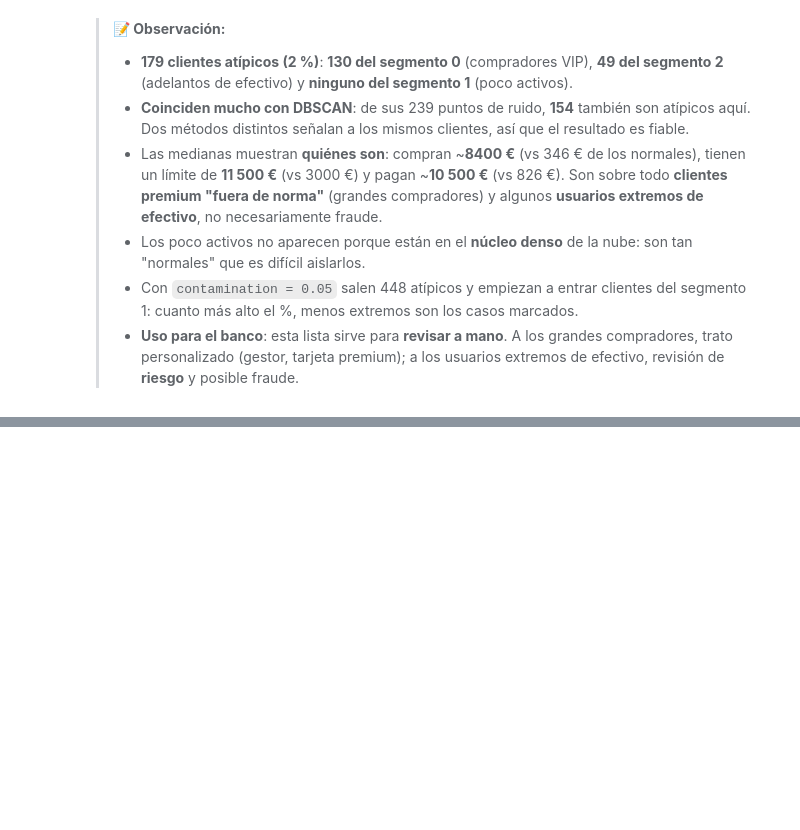
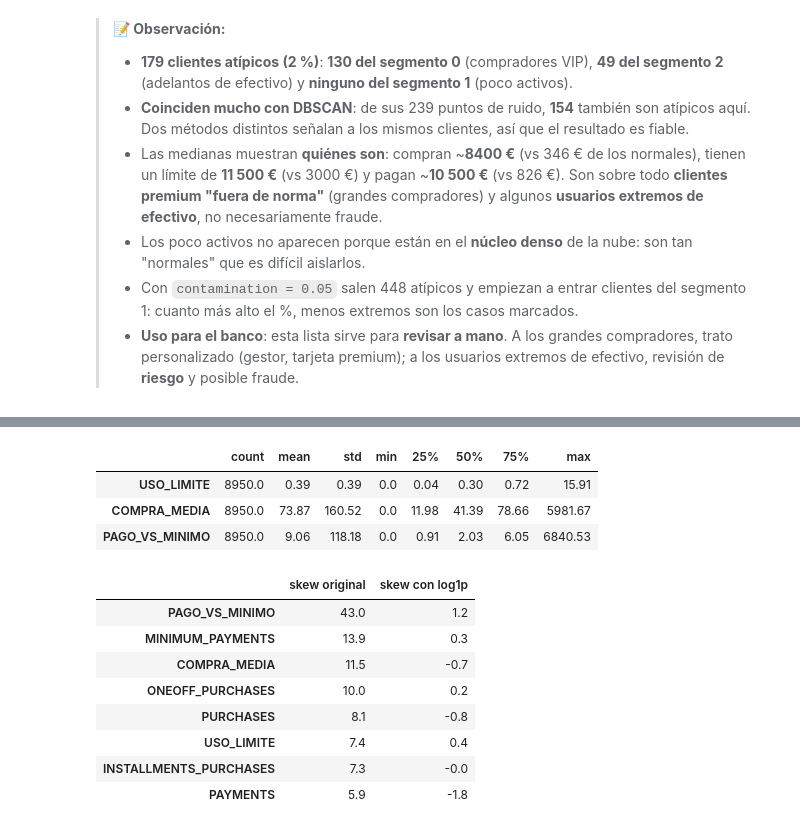
Before and after one commit to IA-P1-BCN/IA-Project-Unsupervised-ML-Esra, a Jupyter notebook: workshop-clustering-creditcard.ipynb, the cells around one changed output, grey strips where cells are left out. Drawn from its saved outputs; the diff is of its cells as text; code cells hidden in the pictures; blank space fills up the shorter version.

```diff
--- a/workshop-clustering-creditcard.ipynb
+++ b/workshop-clustering-creditcard.ipynb
@@ -922,0 +932,30 @@ contamination=0.05: 448 atípicos · por segmento {0: 282, 1: 8, 2: 158} · coin
+# %%
+df_kpi = df.copy()                                           # copia: el df original no cambia
+
+# KPIs nuevos
+df_kpi["USO_LIMITE"] = df_kpi["BALANCE"] / df_kpi["CREDIT_LIMIT"]          # parte del límite ocupada
+df_kpi["COMPRA_MEDIA"] = (df_kpi["PURCHASES"] / df_kpi["PURCHASES_TRX"]) \
+                             .replace([np.inf, -np.inf], np.nan).fillna(0)  # sin compras (÷0) → 0
+df_kpi["PAGO_VS_MINIMO"] = df_kpi["PAYMENTS"] / df_kpi["MINIMUM_PAYMENTS"] # veces el pago mínimo
+
+kpis = ["USO_LIMITE", "COMPRA_MEDIA", "PAGO_VS_MINIMO"]
+display(df_kpi[kpis].describe().T.round(2))
+
+# ¿Cuánto baja el sesgo con log1p?
+pd.DataFrame({"skew original": df_kpi.skew(),
+              "skew con log1p": np.log1p(df_kpi).skew()}) \
+  .round(1).sort_values("skew original", ascending=False).head(8)   # las 8 más sesgadas
+# %% [output]
+|  | count | mean | std | min | 25% | 50% | 75% | max |
+| USO_LIMITE | 8950.0 | 0.39 | 0.39 | 0.0 | 0.04 | 0.30 | 0.72 | 15.91 |
+| COMPRA_MEDIA | 8950.0 | 73.87 | 160.52 | 0.0 | 11.98 | 41.39 | 78.66 | 5981.67 |
+| PAGO_VS_MINIMO | 8950.0 | 9.06 | 118.18 | 0.0 | 0.91 | 2.03 | 6.05 | 6840.53 |
+|  | skew original | skew con log1p |
+| PAGO_VS_MINIMO | 43.0 | 1.2 |
+| MINIMUM_PAYMENTS | 13.9 | 0.3 |
+| COMPRA_MEDIA | 11.5 | -0.7 |
+| ONEOFF_PURCHASES | 10.0 | 0.2 |
+| PURCHASES | 8.1 | -0.8 |
+| USO_LIMITE | 7.4 | 0.4 |
+| INSTALLMENTS_PURCHASES | 7.3 | -0.0 |
+| PAYMENTS | 5.9 | -1.8 |
```
Also changed, not shown: parts of 9 cells of this notebook.
